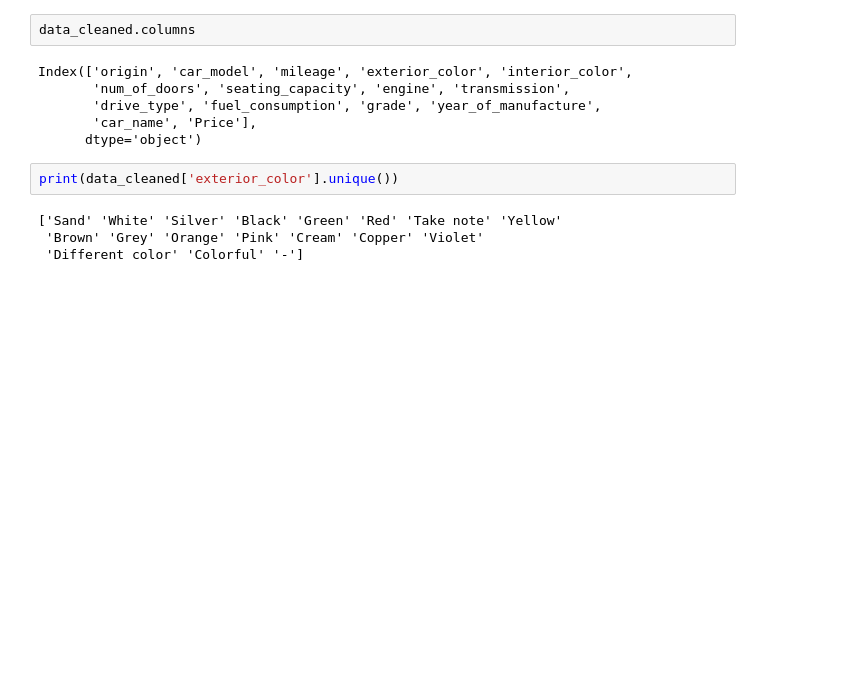
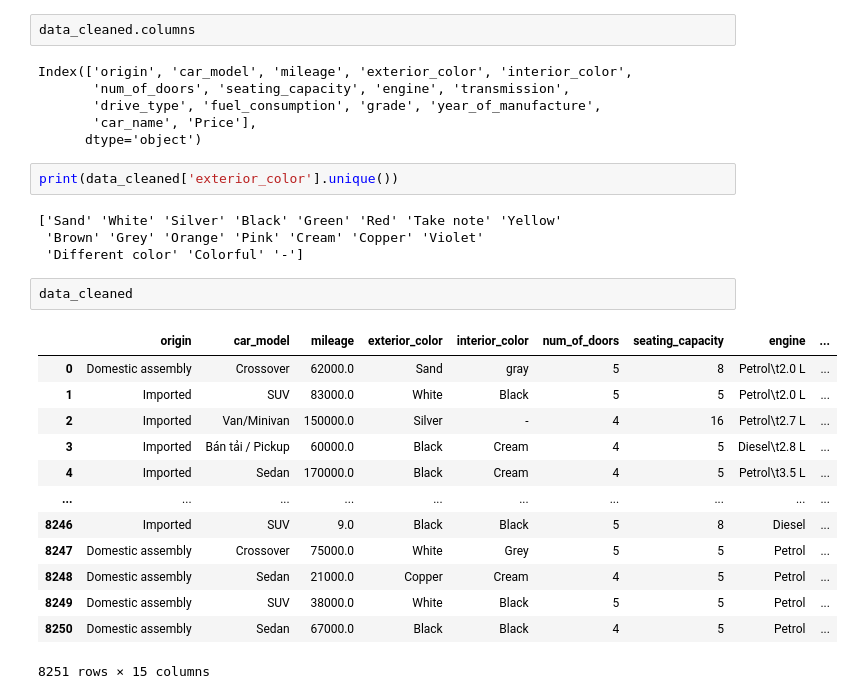
Before and after one commit to HuyHwe/BTL-AI, a Jupyter notebook: dataPreprocess.ipynb, the cells around one changed output. Saved outputs shown, nothing was run; the diff lists cells and outputs as text; blank space fills up the shorter version.

```diff
--- a/dataPreprocess.ipynb
+++ b/dataPreprocess.ipynb
@@ -280,3 +292,19 @@ print(data_cleaned['exterior_color'].unique())
 ['Sand' 'White' 'Silver' 'Black' 'Green' 'Red' 'Take note' 'Yellow'
  'Brown' 'Grey' 'Orange' 'Pink' 'Cream' 'Copper' 'Violet'
  'Different color' 'Colorful' '-']
+# %%
+data_cleaned
+# %% [output]
+|  | origin | car_model | mileage | exterior_color | interior_color | num_of_doors | seating_capacity | engine | ... |
+| 0 | Domestic assembly | Crossover | 62000.0 | Sand | gray | 5 | 8 | Petrol\t2.0 L | ... |
+| 1 | Imported | SUV | 83000.0 | White | Black | 5 | 5 | Petrol\t2.0 L | ... |
+| 2 | Imported | Van/Minivan | 150000.0 | Silver | - | 4 | 16 | Petrol\t2.7 L | ... |
+| 3 | Imported | Bán tải / Pickup | 60000.0 | Black | Cream | 4 | 5 | Diesel\t2.8 L | ... |
+| 4 | Imported | Sedan | 170000.0 | Black | Cream | 4 | 5 | Petrol\t3.5 L | ... |
+| ... | ... | ... | ... | ... | ... | ... | ... | ... | ... |
+| 8246 | Imported | SUV | 9.0 | Black | Black | 5 | 8 | Diesel | ... |
+| 8247 | Domestic assembly | Crossover | 75000.0 | White | Grey | 5 | 5 | Petrol | ... |
+| 8248 | Domestic assembly | Sedan | 21000.0 | Copper | Cream | 4 | 5 | Petrol | ... |
+| 8249 | Domestic assembly | SUV | 38000.0 | White | Black | 5 | 5 | Petrol | ... |
+| 8250 | Domestic assembly | Sedan | 67000.0 | Black | Black | 4 | 5 | Petrol | ... |
+8251 rows × 15 columns
```
Also changed, not shown: parts of 4 cells of this notebook, 1 other file.
